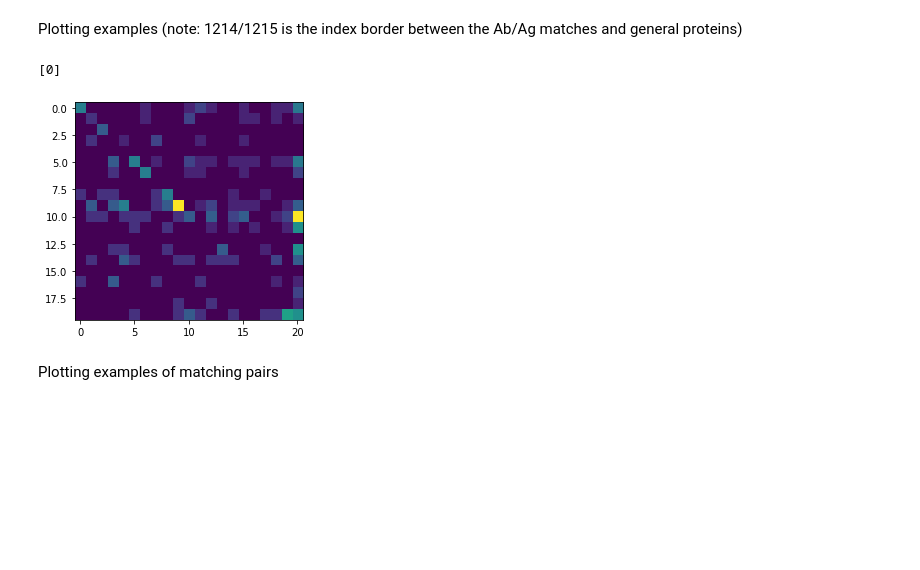
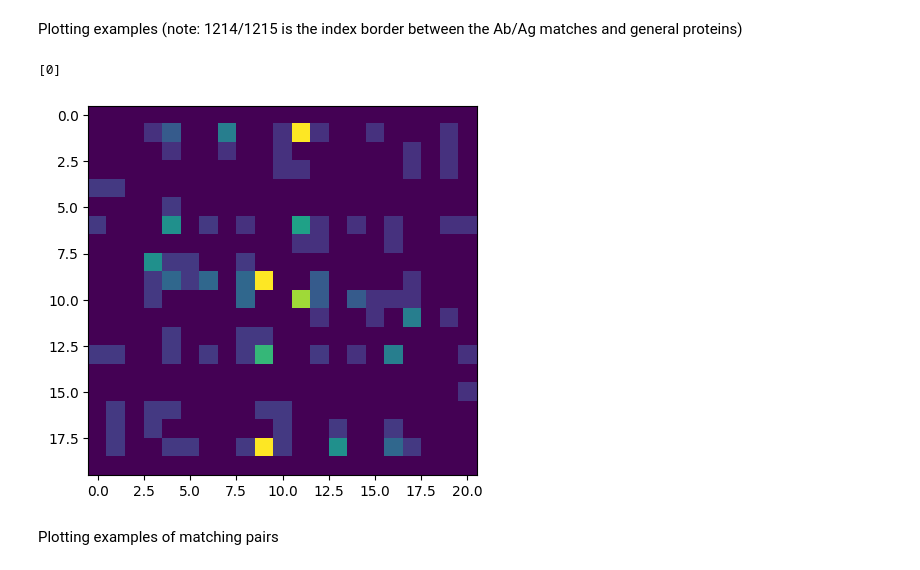
Before and after one commit to EngiTom/2023AntibodyDataAnalysis, a Jupyter notebook: part2_general_protein_analysis.ipynb, the cells around one changed output. Drawn from its saved outputs; the diff is of its cells as text; code cells hidden in the pictures; blank space fills up the shorter version.

Commit message:
changes to figures

```diff
--- a/part2_general_protein_analysis.ipynb
+++ b/part2_general_protein_analysis.ipynb
@@ -180,11 +180,11 @@ len(matchingArr)
 # %% [markdown]
 Plotting examples (note: 1214/1215 is the index border between the Ab/Ag matches and general proteins)
 # %%
-plt.imshow(data[1215])
-print(labels[1215])
+plt.imshow(data[1216])
+print(labels[1216])
 # %% [output]
 [0]
-[figure, old version]
+[figure, new version]
 # %% [markdown]
 Plotting examples of matching pairs
 # %%
```
Also changed, not shown: parts of 5 cells of this notebook, 23 other files.
